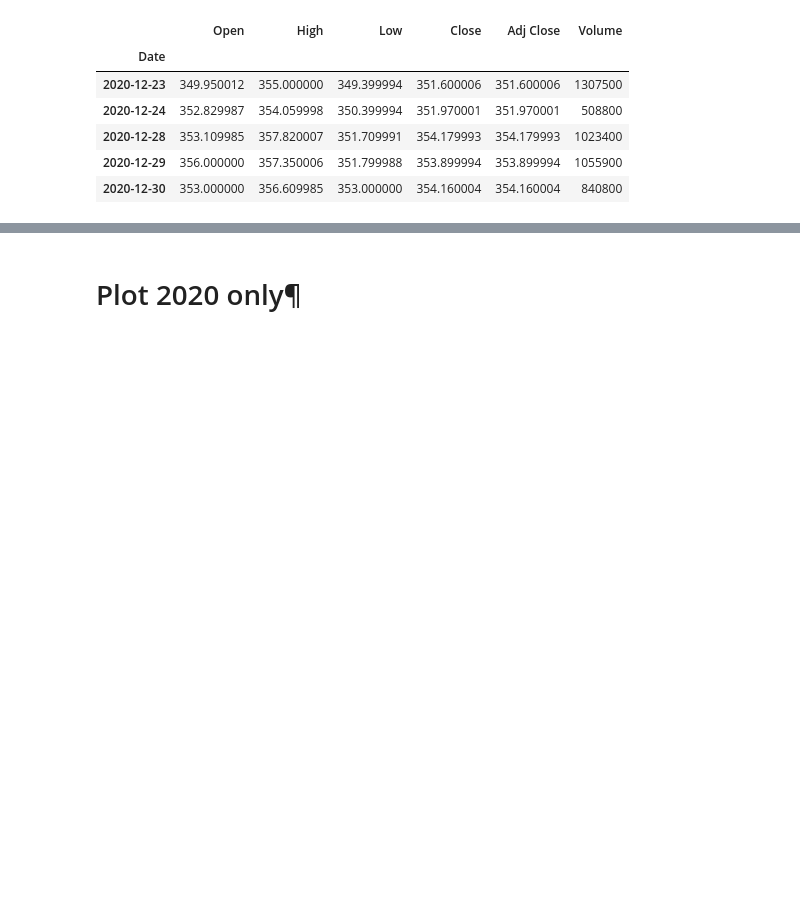
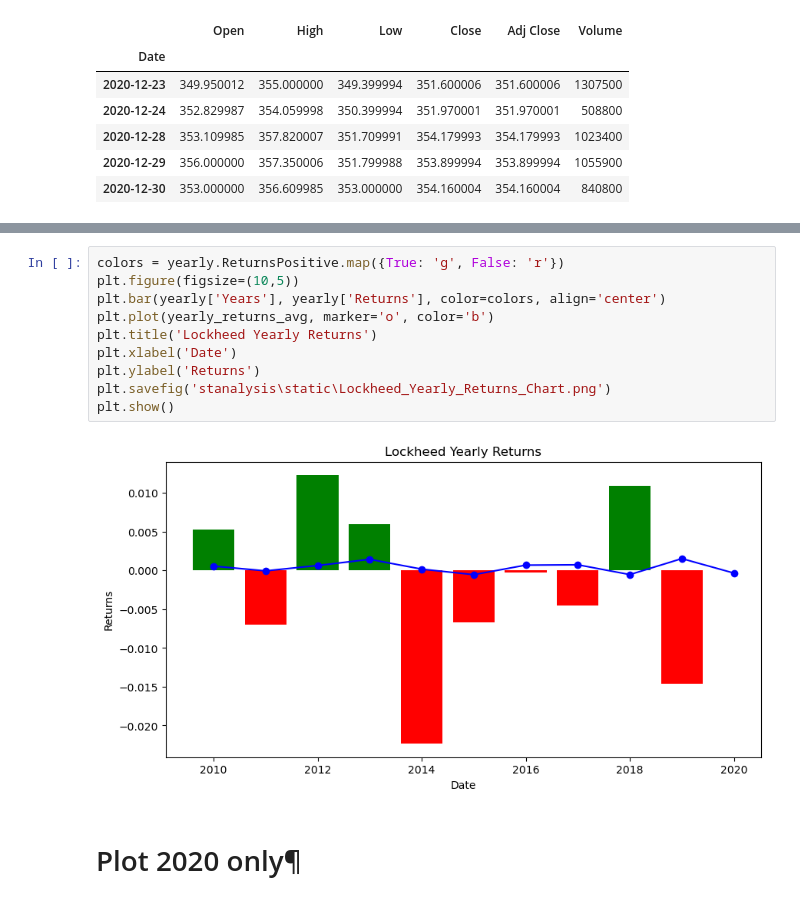
Before and after one commit to pauleppers/StockAnalysis, a Jupyter notebook: Relative_Value_Analysis.ipynb, the cells around one changed output, grey strips where cells are left out. Saved outputs shown, nothing was run; the diff lists cells and outputs as text; blank space fills up the shorter version.

```diff
--- a/Relative_Value_Analysis.ipynb
+++ b/Relative_Value_Analysis.ipynb
@@ -527,3 +562,15 @@ plt.show()
+# %%
+colors = yearly.ReturnsPositive.map({True: 'g', False: 'r'})
+plt.figure(figsize=(10,5))
+plt.bar(yearly['Years'], yearly['Returns'], color=colors, align='center')
+plt.plot(yearly_returns_avg, marker='o', color='b')
+plt.title('Lockheed Yearly Returns')
+plt.xlabel('Date')
+plt.ylabel('Returns')
+plt.savefig('stanalysis\static\Lockheed_Yearly_Returns_Chart.png')
+plt.show()
+# %% [output]
+[figure, added]
 # %% [markdown]
 # Plot 2020 only¶
 # %%
```
Also changed, not shown: parts of 55 cells of this notebook.
